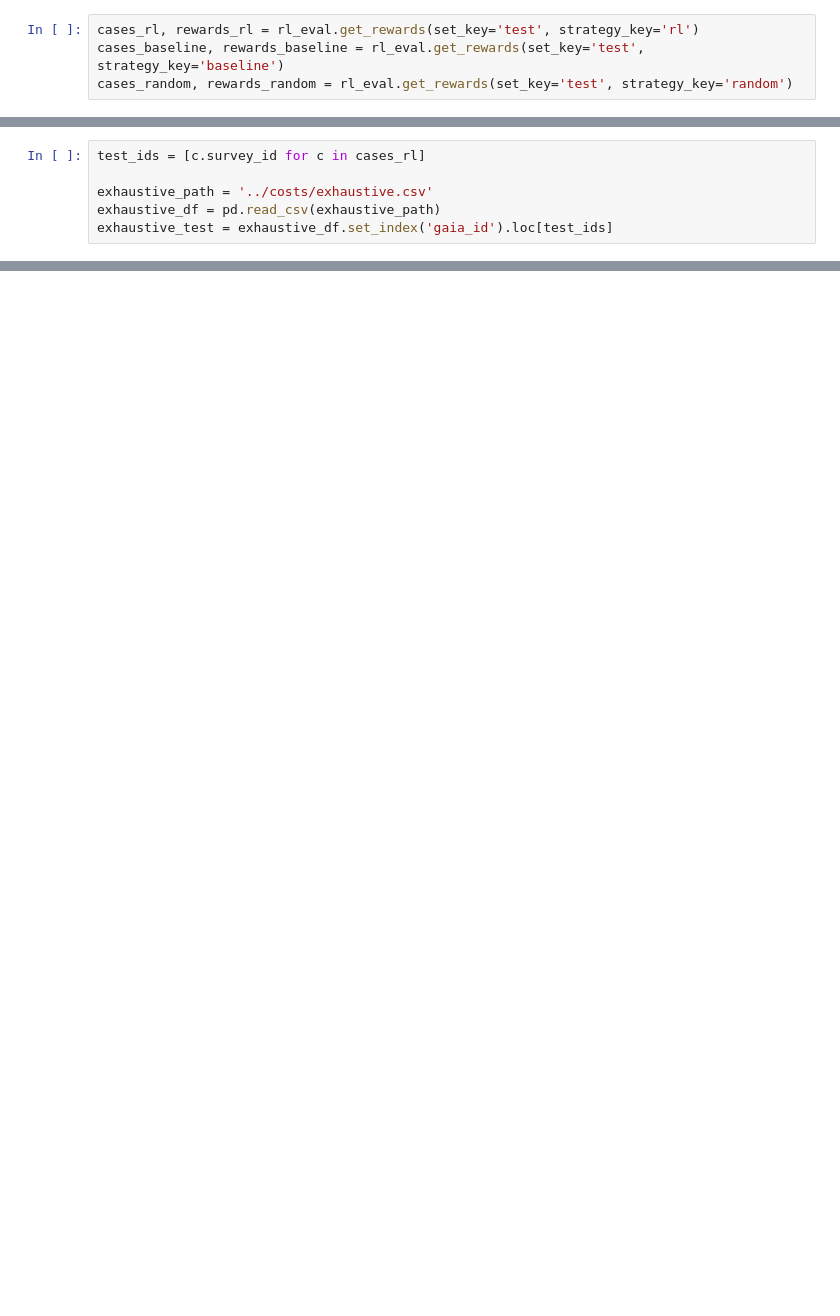
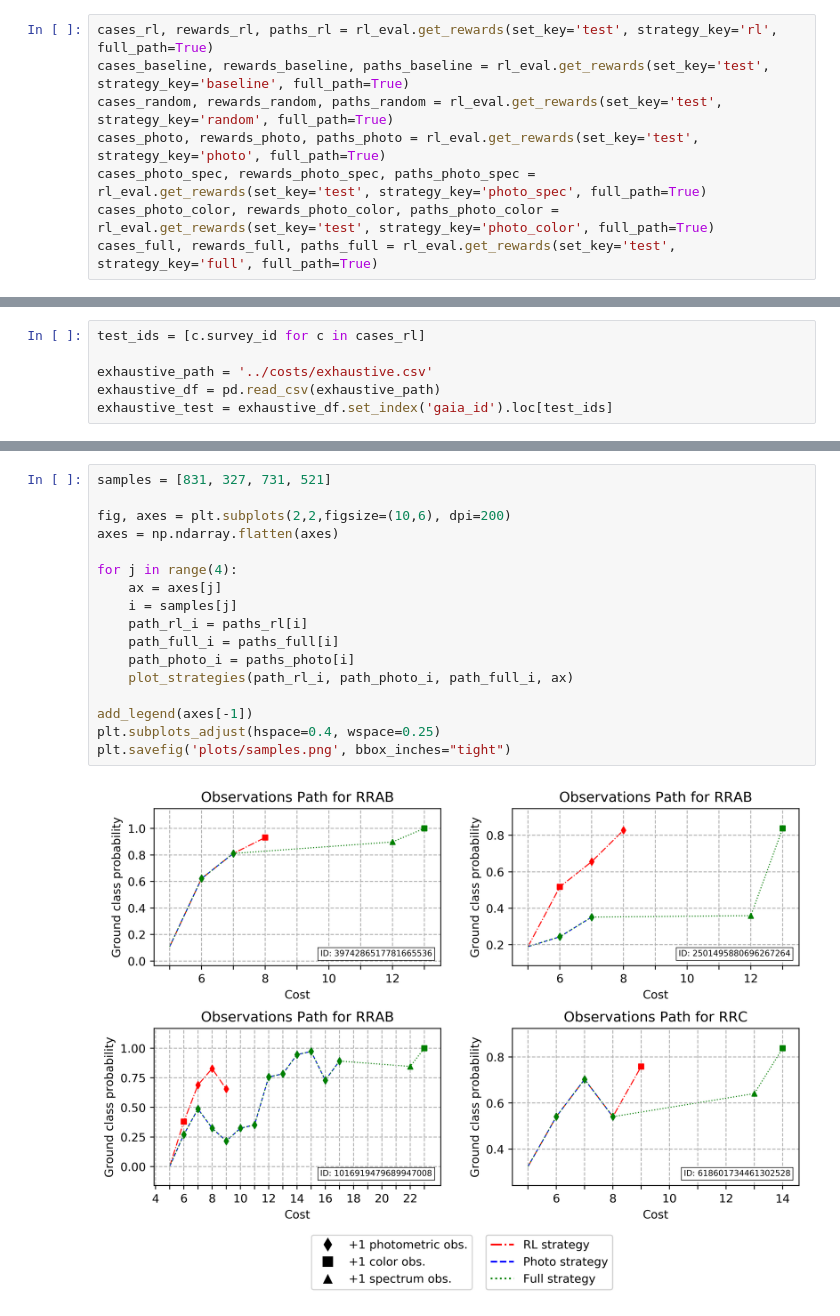
Before and after one commit to jastudillo1/A-Reinforcement-Learning-based-Follow-Up-Framework, a Jupyter notebook: src/models/rl/player/Analysis.ipynb, the cells around one changed output, grey strips where cells are left out. Cells and saved outputs as stored; diff of their text form; blank space fills up the shorter version.

```diff
--- a/src/models/rl/player/Analysis.ipynb
+++ b/src/models/rl/player/Analysis.ipynb
@@ -31,7 +31,11 @@ rl_args = setup.rl_kwargs()
 rl_args['model_path'] = model_path
 rl_eval = RLEval(**rl_args)
 # %%
-cases_rl, rewards_rl = rl_eval.get_rewards(set_key='test', strategy_key='rl')
-cases_baseline, rewards_baseline = rl_eval.get_rewards(set_key='test', strategy_key='baseline')
-cases_random, rewards_random = rl_eval.get_rewards(set_key='test', strategy_key='random')
+cases_rl, rewards_rl, paths_rl = rl_eval.get_rewards(set_key='test', strategy_key='rl', full_path=True)
+cases_baseline, rewards_baseline, paths_baseline = rl_eval.get_rewards(set_key='test', strategy_key='baseline', full_path=True)
+cases_random, rewards_random, paths_random = rl_eval.get_rewards(set_key='test', strategy_key='random', full_path=True)
+cases_photo, rewards_photo, paths_photo = rl_eval.get_rewards(set_key='test', strategy_key='photo', full_path=True)
+cases_photo_spec, rewards_photo_spec, paths_photo_spec = rl_eval.get_rewards(set_key='test', strategy_key='photo_spec', full_path=True)
+cases_photo_color, rewards_photo_color, paths_photo_color = rl_eval.get_rewards(set_key='test', strategy_key='photo_color', full_path=True)
+cases_full, rewards_full, paths_full = rl_eval.get_rewards(set_key='test', strategy_key='full', full_path=True)
 # %% [output]
@@ -219,0 +395,19 @@ aux.n_obs
+# %%
+samples = [831, 327, 731, 521]
+
+fig, axes = plt.subplots(2,2,figsize=(10,6), dpi=200)
+axes = np.ndarray.flatten(axes)
+
+for j in range(4):
+    ax = axes[j]
+    i = samples[j]
+    path_rl_i = paths_rl[i]
+    path_full_i = paths_full[i]
+    path_photo_i = paths_photo[i]
+    plot_strategies(path_rl_i, path_photo_i, path_full_i, ax)
+
+add_legend(axes[-1])
+plt.subplots_adjust(hspace=0.4, wspace=0.25)
+plt.savefig('plots/samples.png', bbox_inches="tight")
+# %% [output]
+[figure, added]
```
Also changed, not shown: parts of 19 cells of this notebook, 35 other files.
